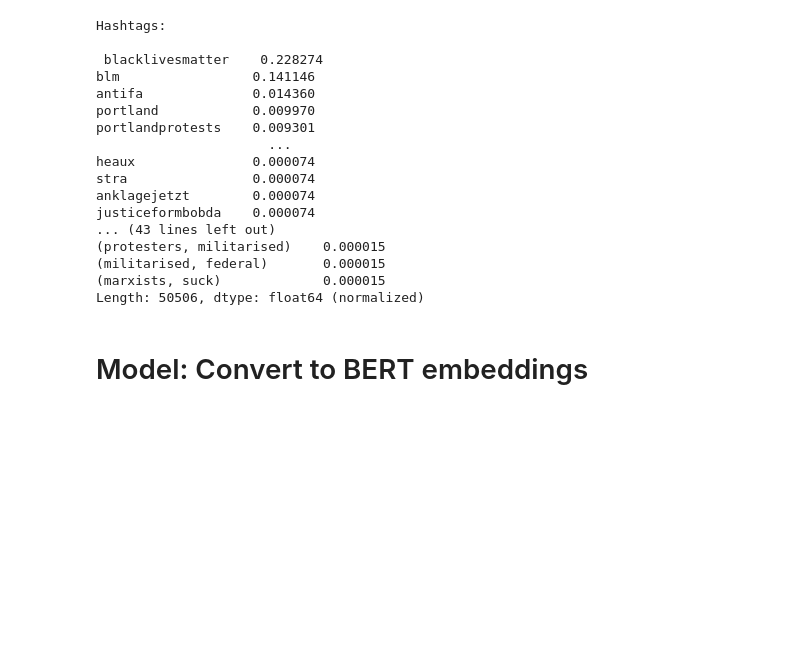
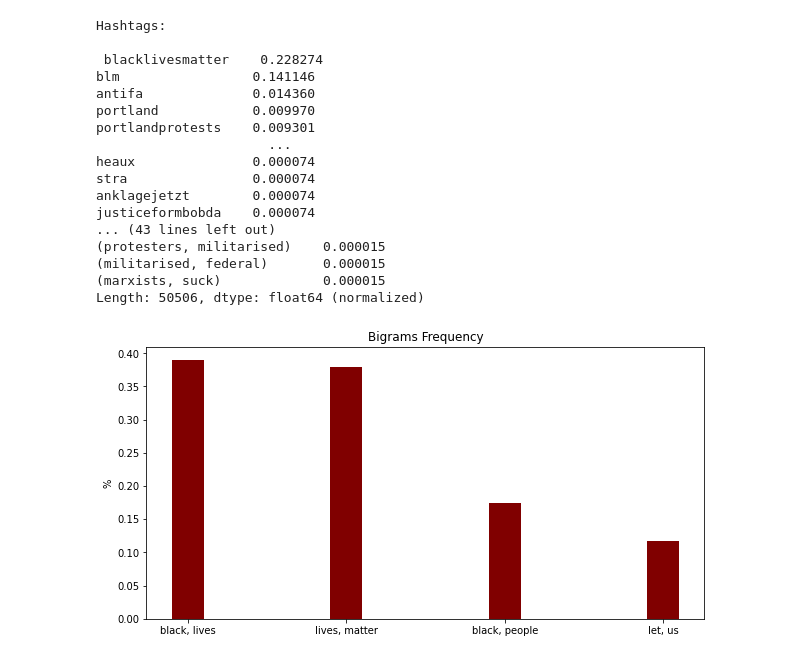
Before and after one commit to saadiahmadx/IW23, a Jupyter notebook: IW.ipynb, the cells around one changed output. Saved outputs shown, nothing was run; the diff lists cells and outputs as text; code cells hidden in the pictures; blank space fills up the shorter version.

Commit message:
model added

```diff
--- a/IW.ipynb
+++ b/IW.ipynb
@@ -281,5 +326,20 @@ justiceformbobda    0.000074
 (militarised, federal)       0.000015
 (marxists, suck)             0.000015
 Length: 50506, dtype: float64 (normalized)
-# %% [markdown]
-# Model: Convert to BERT embeddings
+# %%
+import matplotlib.pyplot as plt
+
+data = {'black, lives':0.39, 'lives, matter':0.3798, 'black, people':0.1741,
+        'let, us':0.1171}
+courses = list(data.keys())
+values = list(data.values())
+fig = plt.figure(figsize = (10, 5))
+plt.bar(courses, values, color ='maroon',
+        width = 0.2)
+
+plt.xlabel("")
+plt.ylabel("%")
+plt.title("Bigrams Frequency")
+plt.show()
+# %% [output]
+[figure, added]
```
Also changed, not shown: parts of 22 cells of this notebook.
